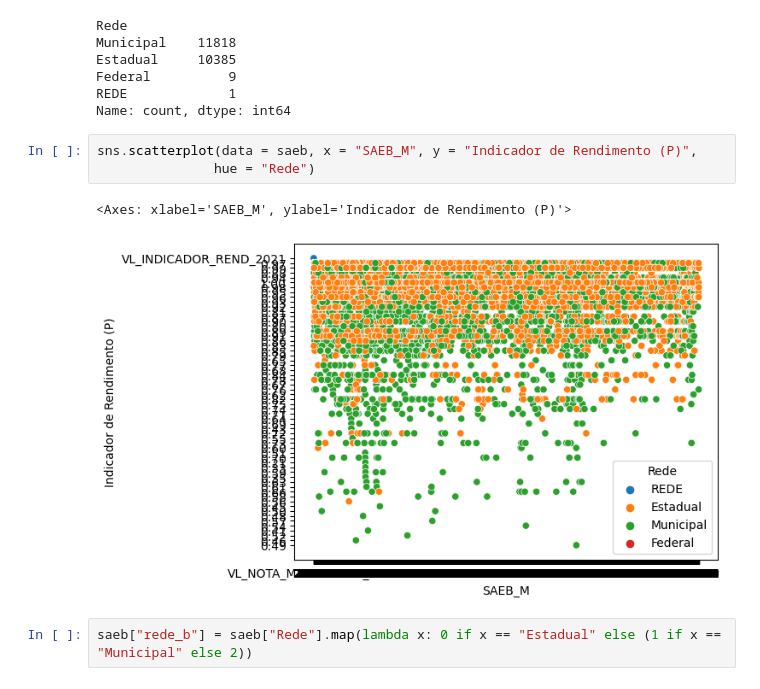
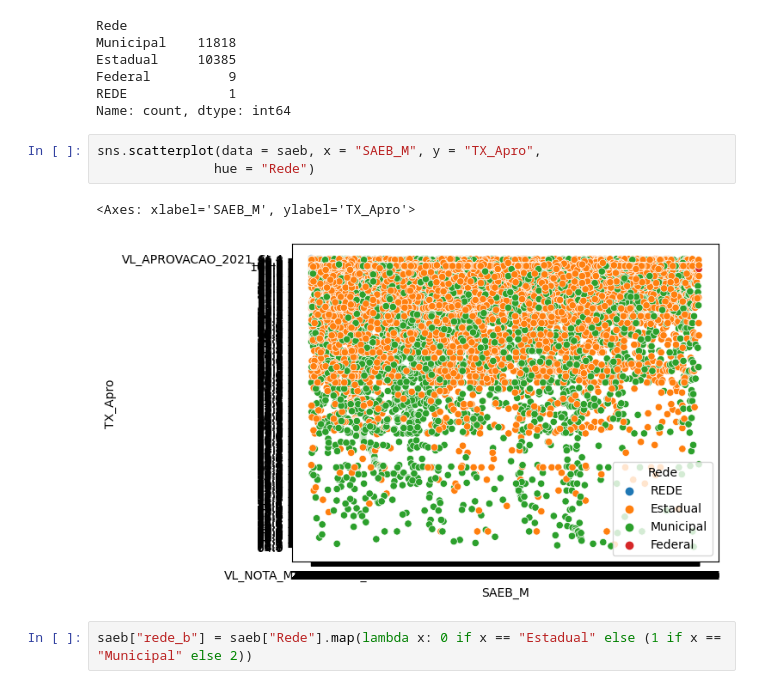
Before and after one commit to izazaka/ML, a Jupyter notebook: DRAFT/SAEB.ipynb, the cells around one changed output. Drawn from its saved outputs; the diff is of its cells as text.

```diff
--- a/DRAFT/SAEB.ipynb
+++ b/DRAFT/SAEB.ipynb
@@ -174,11 +174,11 @@ Federal          9
 REDE             1
 Name: count, dtype: int64
 # %%
-sns.scatterplot(data = saeb, x = "SAEB_M", y = "Indicador de Rendimento (P)",
+sns.scatterplot(data = saeb, x = "SAEB_M", y = "TX_Apro",
                hue = "Rede")
 # %% [output]
-<Axes: xlabel='SAEB_M', ylabel='Indicador de Rendimento (P)'>
+<Axes: xlabel='SAEB_M', ylabel='TX_Apro'>
-[figure, old version]
+[figure, new version]
 # %%
 saeb["rede_b"] = saeb["Rede"].map(lambda x: 0 if x == "Estadual" else (1 if x == "Municipal" else 2))
 # %%
```
Also changed, not shown: parts of 6 cells of this notebook, 2 other files.
